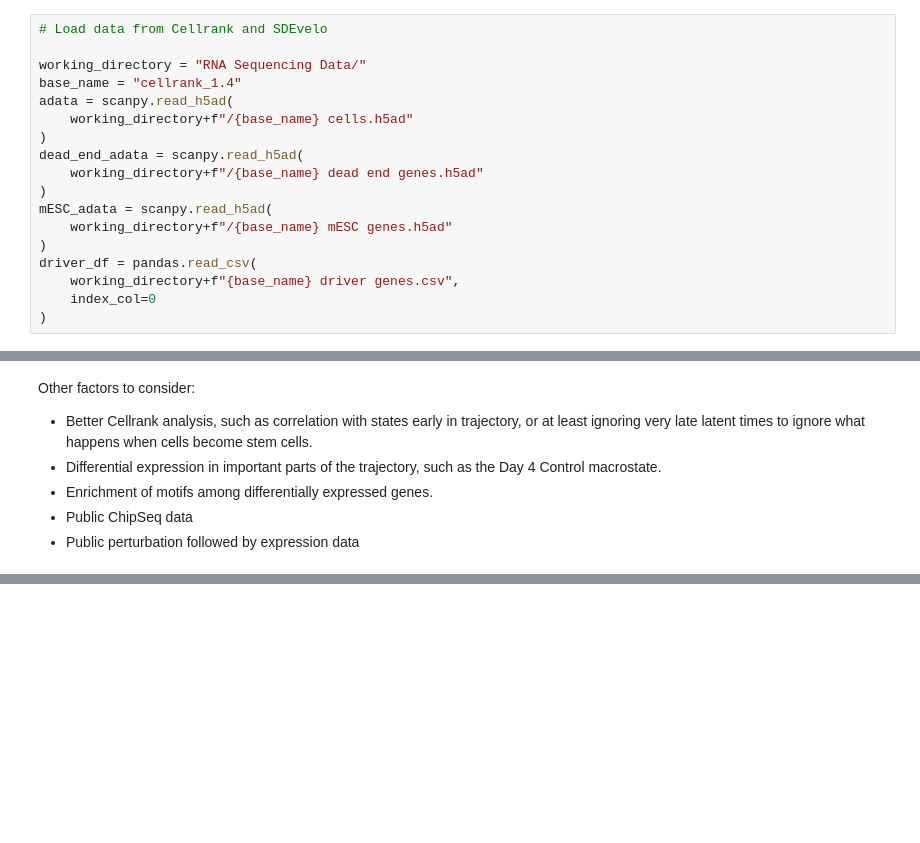
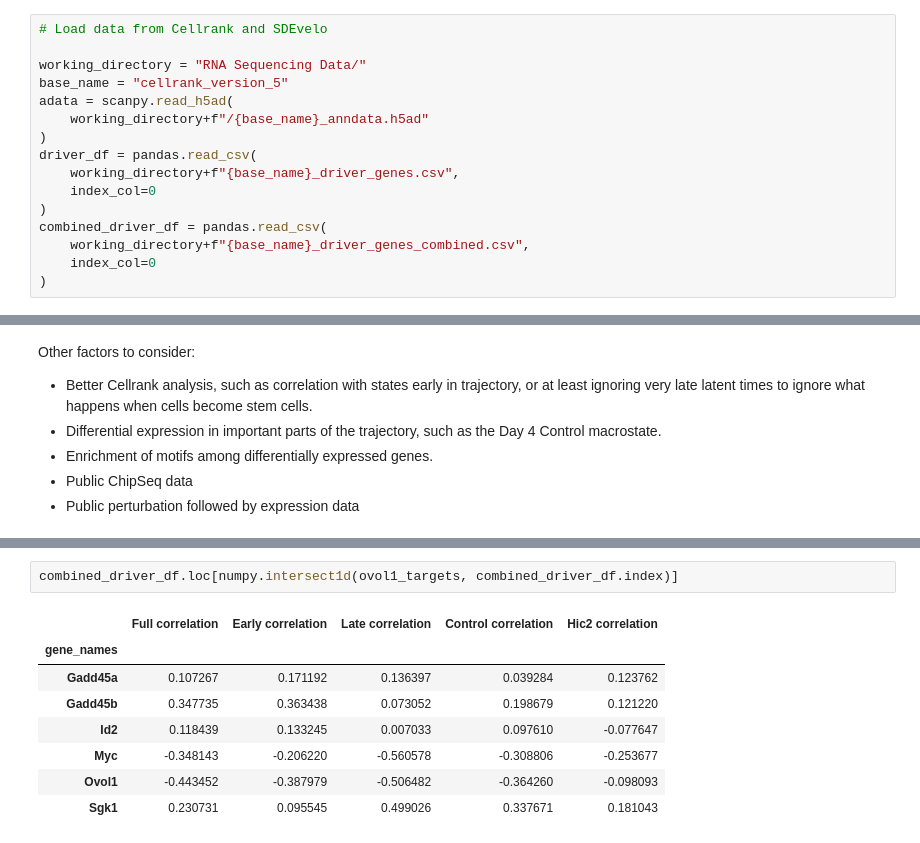
Before and after one commit to logolyte/hic2_masters_project, a Jupyter notebook: Gene regulatory network.ipynb, the cells around one changed output, grey strips where cells are left out. Drawn from its saved outputs; the diff is of its cells as text; blank space fills up the shorter version.

```diff
--- a/Gene regulatory network.ipynb
+++ b/Gene regulatory network.ipynb
@@ -20,20 +21,18 @@ import scipy
 # Load data from Cellrank and SDEvelo
 
 working_directory = "RNA Sequencing Data/"
-base_name = "cellrank_1.4"
+base_name = "cellrank_version_5"
 adata = scanpy.read_h5ad(
-    working_directory+f"/{base_name} cells.h5ad"
-)
-dead_end_adata = scanpy.read_h5ad(
-    working_directory+f"/{base_name} dead end genes.h5ad"
-)
-mESC_adata = scanpy.read_h5ad(
-    working_directory+f"/{base_name} mESC genes.h5ad"
+    working_directory+f"/{base_name}_anndata.h5ad"
 )
 driver_df = pandas.read_csv(
-    working_directory+f"{base_name} driver genes.csv",
+    working_directory+f"{base_name}_driver_genes.csv",
     index_col=0
 )
+combined_driver_df = pandas.read_csv(
+    working_directory+f"{base_name}_driver_genes_combined.csv",
+    index_col=0
+)
 # %%
 # Load adata with raw counts and filter
 
@@ -393,0 +447,11 @@ Other factors to consider:
+# %%
+combined_driver_df.loc[numpy.intersect1d(ovol1_targets, combined_driver_df.index)]
+# %% [output]
+|  | Full correlation | Early correlation | Late correlation | Control correlation | Hic2 correlation |
+| gene_names |  |  |  |  |  |
+| Gadd45a | 0.107267 | 0.171192 | 0.136397 | 0.039284 | 0.123762 |
+| Gadd45b | 0.347735 | 0.363438 | 0.073052 | 0.198679 | 0.121220 |
+| Id2 | 0.118439 | 0.133245 | 0.007033 | 0.097610 | -0.077647 |
+| Myc | -0.348143 | -0.206220 | -0.560578 | -0.308806 | -0.253677 |
+| Ovol1 | -0.443452 | -0.387979 | -0.506482 | -0.364260 | -0.098093 |
+| Sgk1 | 0.230731 | 0.095545 | 0.499026 | 0.337671 | 0.181043 |
```
Also changed, not shown: parts of 22 cells of this notebook, 2 other files.
